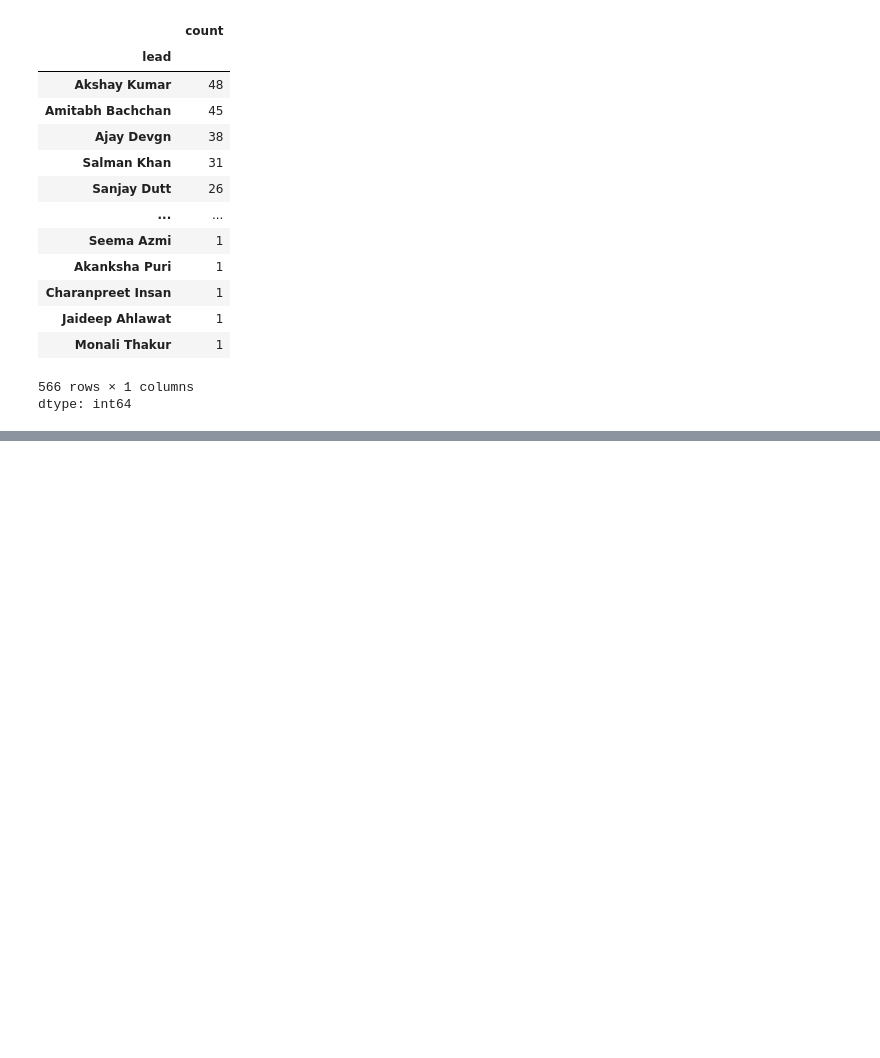
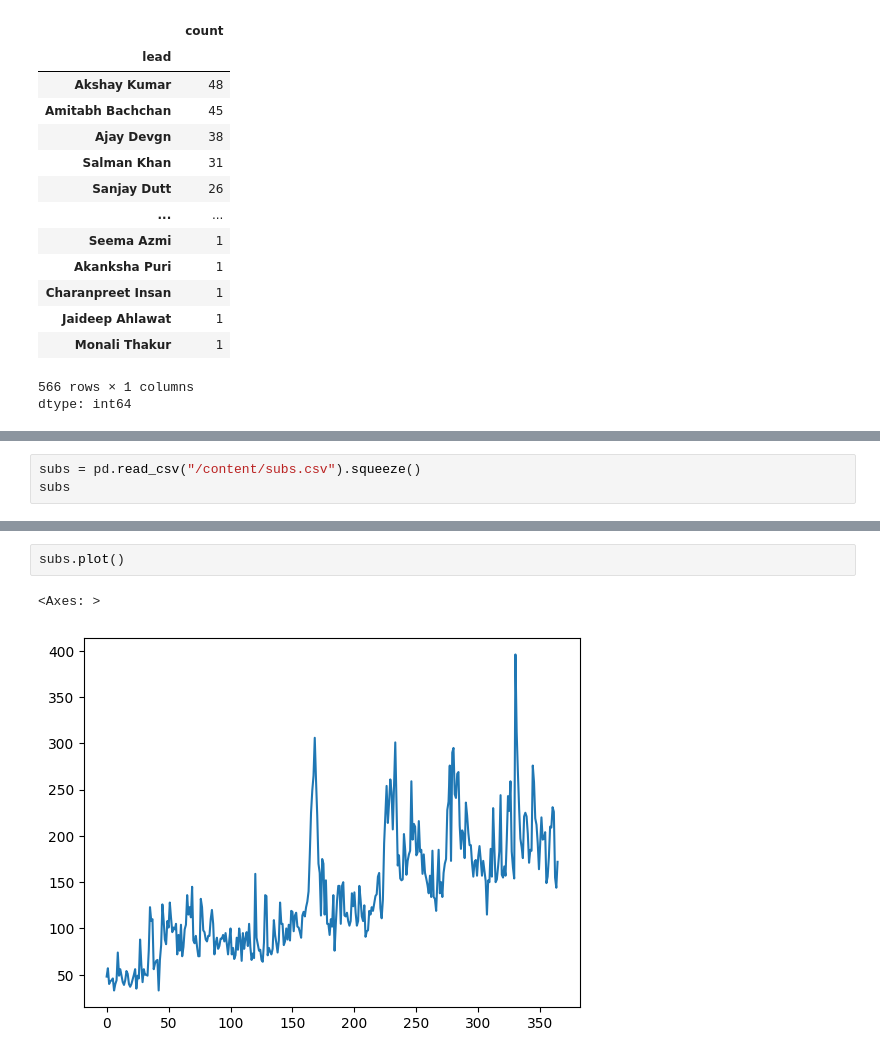
Before and after one commit to jiban-khatri/Pandas, a Jupyter notebook: pandas_series.ipynb, the cells around one changed output, grey strips where cells are left out. Drawn from its saved outputs; the diff is of its cells as text; blank space fills up the shorter version.

```diff
--- a/pandas_series.ipynb
+++ b/pandas_series.ipynb
@@ -256,0 +383,3 @@ dtype: int64
+# %%
+subs = pd.read_csv("/content/subs.csv").squeeze()
+subs
@@ -256,0 +689,5 @@ dtype: int64
+# %%
+subs.plot()
+# %% [output]
+<Axes: >
+[figure, added]
```
Also changed, not shown: parts of 42 cells of this notebook.
